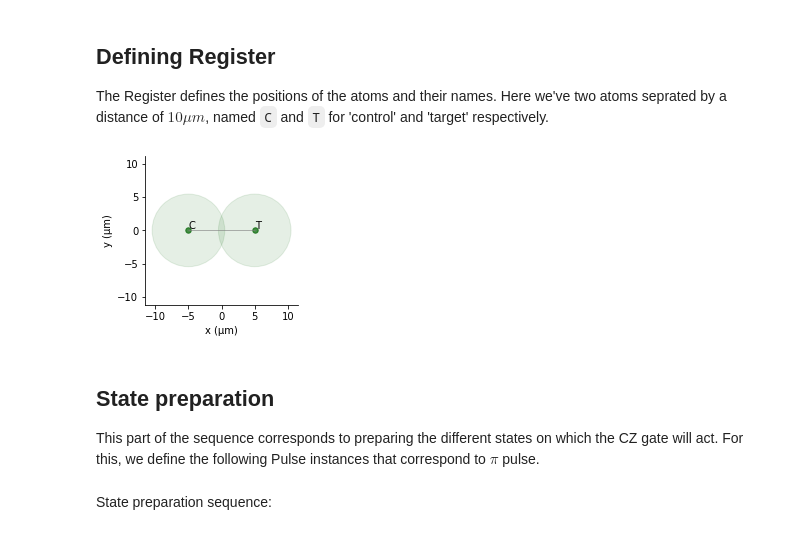
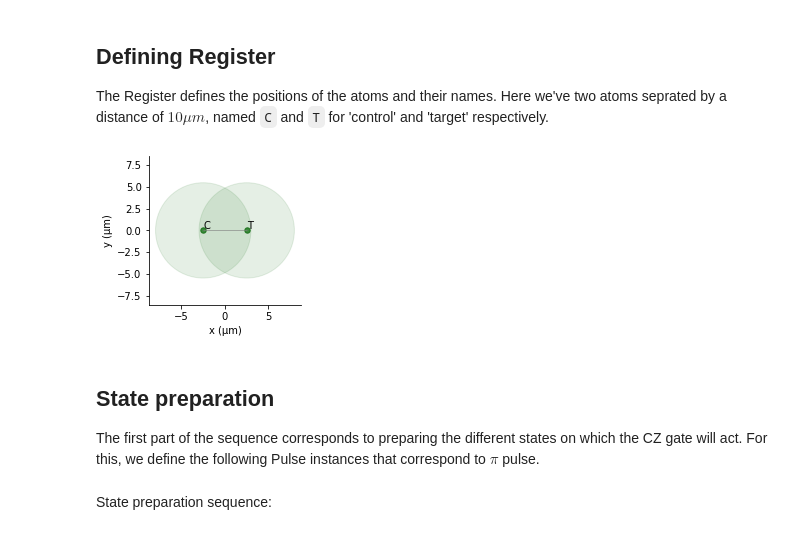
Before and after one commit to deveshq/Msc-Project, a Jupyter notebook: CZ.ipynb, the cells around one changed output. Drawn from its saved outputs; the diff is of its cells as text; code cells hidden in the pictures.

```diff
--- a/CZ.ipynb
+++ b/CZ.ipynb
@@ -56,19 +27,19 @@ from itertools import product
 ## Defining Register
 The Register defines the positions of the atoms and their names. Here we've two atoms seprated by a distance of $10\mu m$, named `C` and `T` for 'control' and 'target' respectively.
 # %%
-qubits = {'C': (-5,0) , 'T': (5,0) }
+qubits = {'C': (-2.5,0) , 'T': (2.5,0) }
 
-Omega_max = 2.3 * pi
+Omega_max = pi
 blockade_radius = Chadoq2.rydberg_blockade_radius(pi)
 
 reg = Register(qubits)
 reg.draw(blockade_radius=blockade_radius,
          draw_half_radius=True, draw_graph = True)
 # %% [output]
-[figure, old version]
+[figure, new version]
 # %% [markdown]
 ## State preparation
-This part of the sequence corresponds to preparing the different states on which the CZ gate will act. For this, we define the following Pulse instances that correspond to $\pi$ pulse.
+The first part of the sequence corresponds to preparing the different states on which the CZ gate will act. For this, we define the following Pulse instances that correspond to $\pi$ pulse.
 # %%
 #function that takes the label string of a state and turns it into a ket state
 
```
Also changed, not shown: parts of 14 cells of this notebook.
